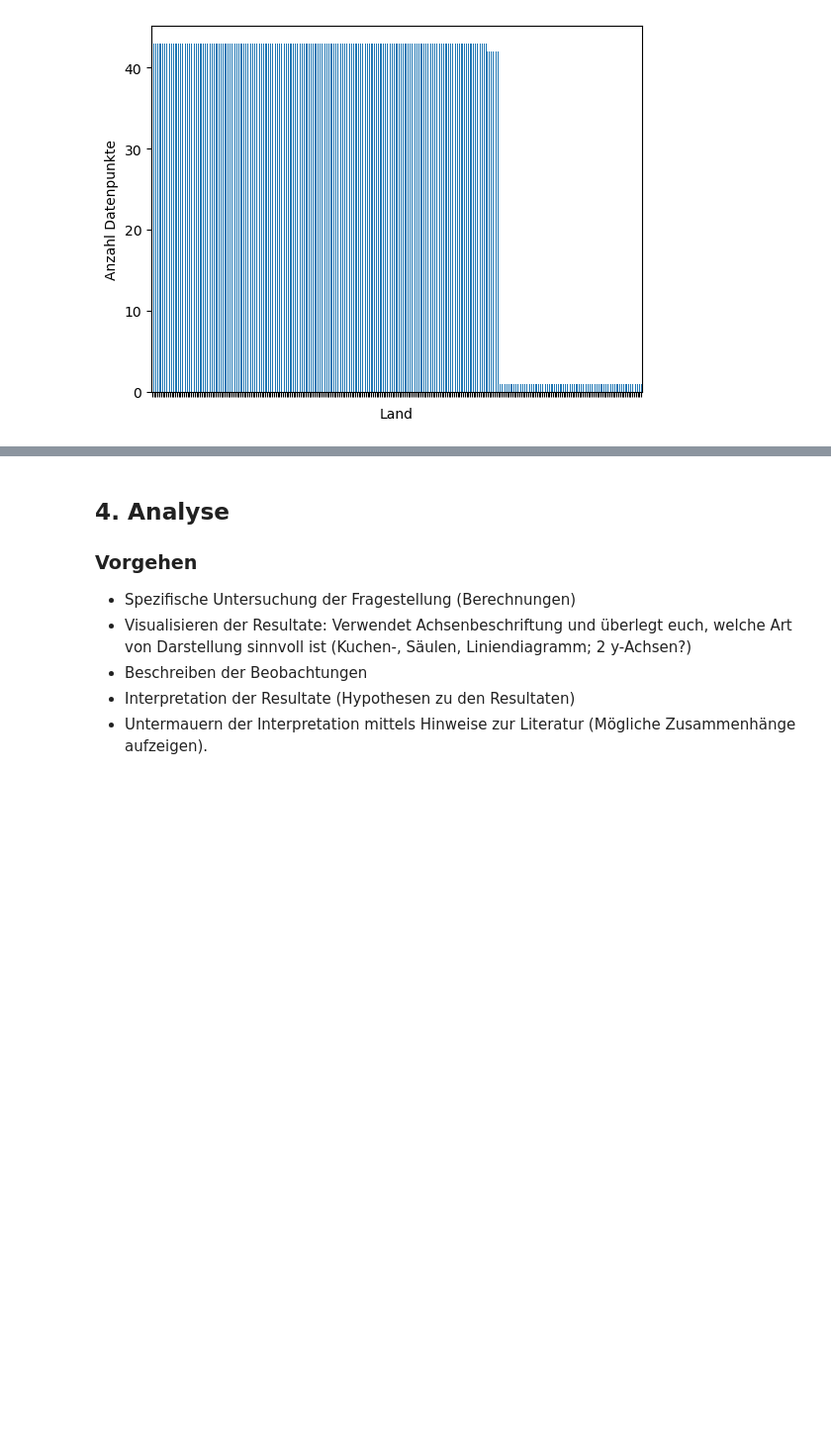
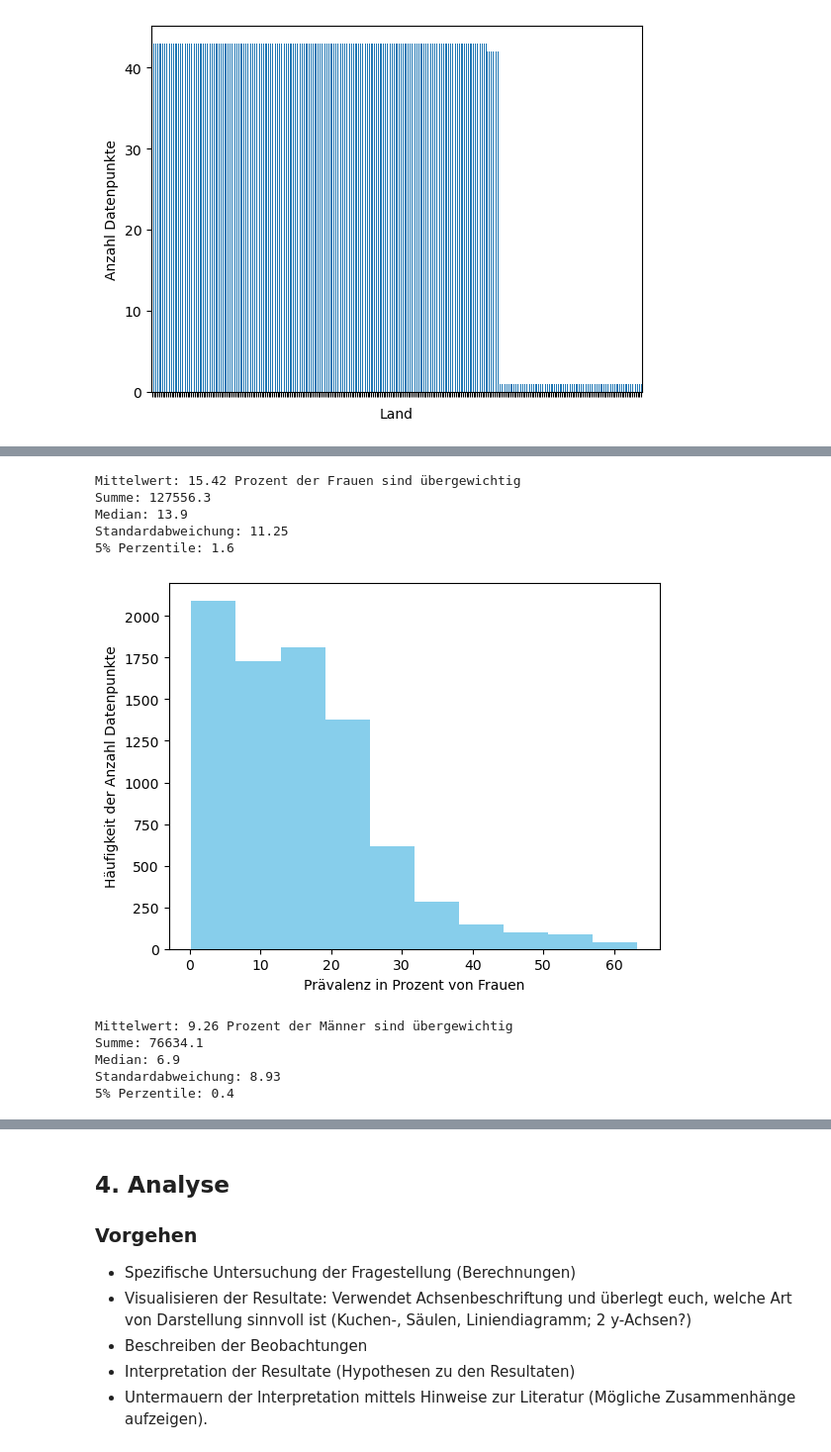
Before and after one commit to Hirnfresser/Leistungsnachweis_Phyton, a Jupyter notebook: Grundgerüst_Leistungsnachweis.ipynb, the cells around one changed output, grey strips where cells are left out. Shown at 99% size. Drawn from its saved outputs; the diff is of its cells as text; code cells hidden in the pictures; blank space fills up the shorter version.

```diff
--- a/Grundgerüst_Leistungsnachweis.ipynb
+++ b/Grundgerüst_Leistungsnachweis.ipynb
@@ -196,0 +261,35 @@ ax.set_xticklabels([]); # löscht x-ticks labels (Ländernamen bei x Achse)
+# %%
+print('Mittelwert:', Mittelwert_Frauen, 'Prozent der Frauen sind übergewichtig')
+print('Summe:', Summe_Frauen)
+print('Median:', Median_Frauen)
+print('Standardabweichung:', Standardabweichung_Frauen)
+print('5% Perzentile:', Perzentile_5_Frauen)
+# %% [output]
+Mittelwert: 15.42 Prozent der Frauen sind übergewichtig
+Summe: 127556.3
+Median: 13.9
+Standardabweichung: 11.25
+5% Perzentile: 1.6
+# %%
+Histo_Frau = df['Übergewicht_Prävalenz_Frauen_18+'].plot(
+    color = 'skyblue',
+    kind = 'hist',
+    bins = 10,
+    ylabel = 'Häufigkeit der Anzahl Datenpunkte',
+    xlabel = 'Prävalenz in Prozent von Frauen'
+    )
+# zählt wie oft kommt diese Prävalenz ion allen Ländern in allen Jahren vor
+# %% [output]
+[figure, added]
+# %%
+print('Mittelwert:', Mittelwert_Männer, 'Prozent der Männer sind übergewichtig')
+print('Summe:', Summe_Männer)
+print('Median:', Median_Männer)
+print('Standardabweichung:', Standardabweichung_Männer)
+print('5% Perzentile:', Perzentile_5_Männer)
+# %% [output]
+Mittelwert: 9.26 Prozent der Männer sind übergewichtig
+Summe: 76634.1
+Median: 6.9
+Standardabweichung: 8.93
+5% Perzentile: 0.4
```
Also changed, not shown: parts of 8 cells of this notebook.
